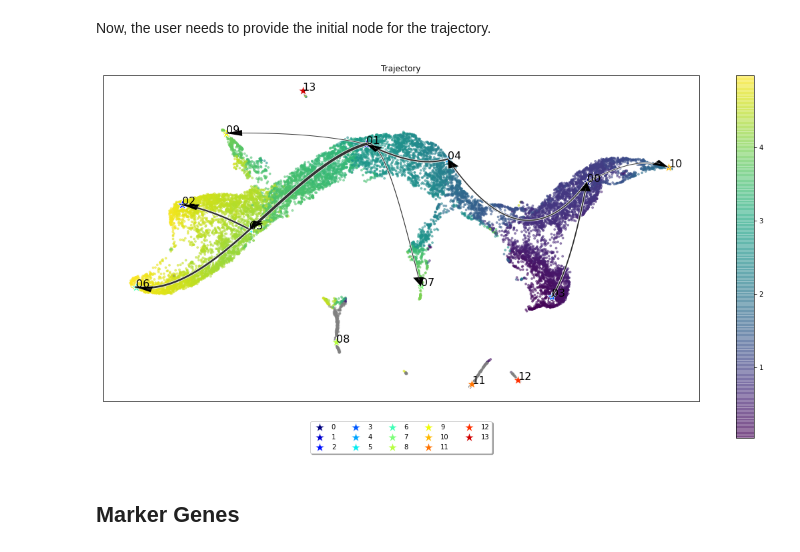
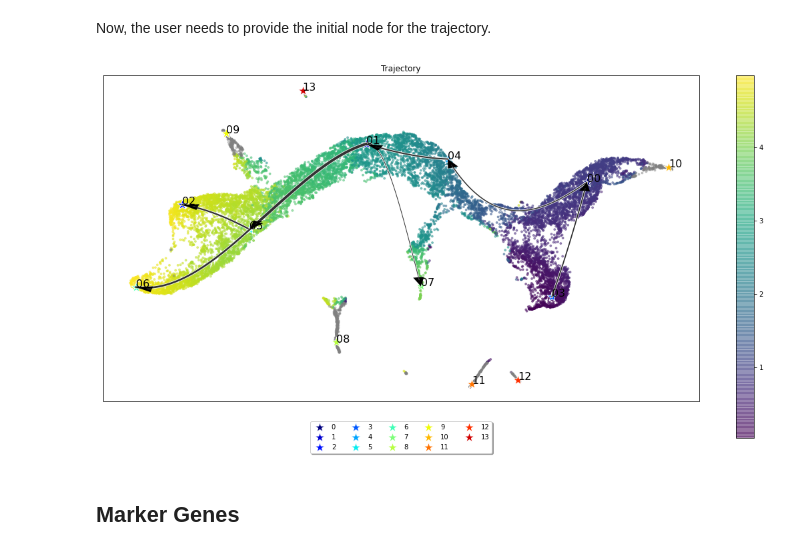
Before and after one commit to jaydu1/VITAE, a Jupyter notebook: tutorials/tutorial_mouse_brain.ipynb, the cells around one changed output. Drawn from its saved outputs; the diff is of its cells as text; code cells hidden in the pictures.

```diff
--- a/tutorials/tutorial_mouse_brain.ipynb
+++ b/tutorials/tutorial_mouse_brain.ipynb
@@ -298,14 +302,14 @@ Now, the user needs to provide the initial node for the trajectory.
 # %%
 # Here we identify the 'begin_node_pred' as the one having maximal number of cells
 # from the earlest embryonic day.
 days = np.array([i[1:3] for i in data['cell_ids']], dtype=np.float32)
 begin_node_pred = model.select_root(days, 'sum')
 modified_G, modified_w, pseudotime = model.infer_trajectory(
     init_node=begin_node_pred,  # initial node for computing pseudotime.
-    cutoff=0.08                 # (Optional) cutoff score for edges (the default is 0.01).
+    cutoff=0.12                 # (Optional) cutoff score for edges (the default is 0.01).
     )
 # %% [output]
-[figure, old version]
+[figure, new version]
 # %% [markdown]
 ## Marker Genes
 # %%
```
Also changed, not shown: parts of 12 cells of this notebook, 9 other files.
